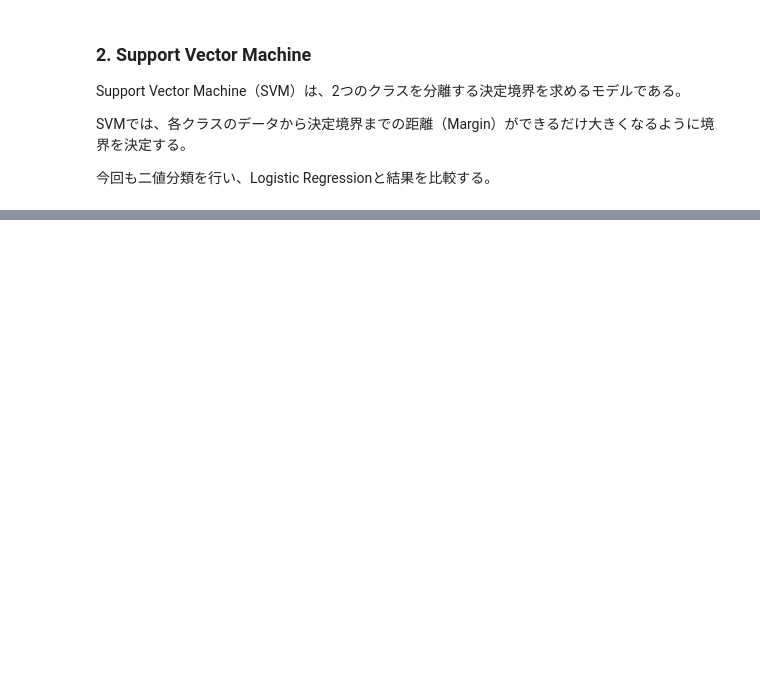
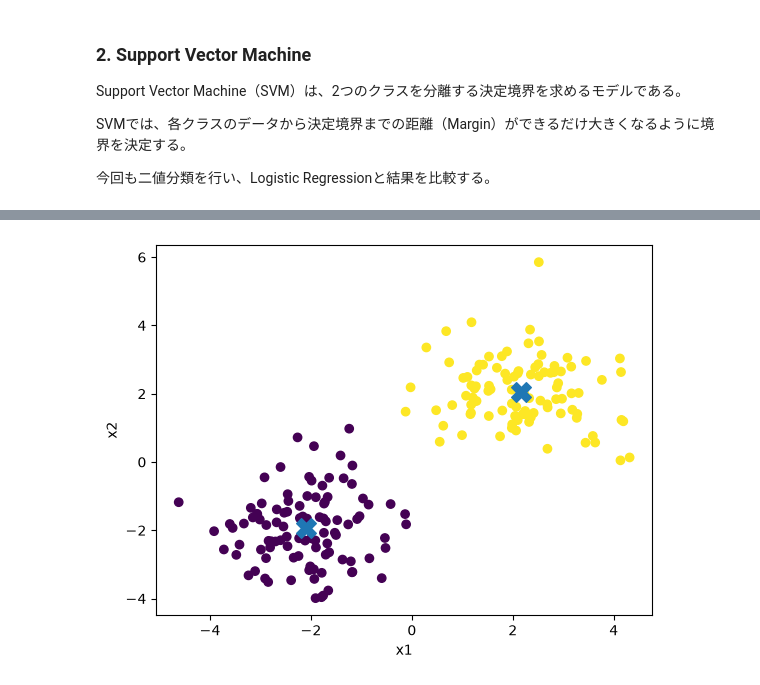
Before and after one commit to harutti3928-lab/my-project, a Jupyter notebook: Project_A/A3_scikit-learn/A3_ML_with_scikit-learn.ipynb, the cells around one changed output, grey strips where cells are left out. Saved outputs shown, nothing was run; the diff lists cells and outputs as text; code cells hidden in the pictures; blank space fills up the shorter version.

```diff
--- a/Project_A/A3_scikit-learn/A3_ML_with_scikit-learn.ipynb
+++ b/Project_A/A3_scikit-learn/A3_ML_with_scikit-learn.ipynb
@@ -136,0 +143,14 @@ plt.show()
+# %%
+from sklearn.cluster import KMeans
+
+kmeans = KMeans(
+    n_clusters=2,
+    random_state=42,
+    n_init="auto"
+)
+
+kmeans.fit(X)   # 正解ラベルyを使わない = 教師なし学習 (Unsupervised Learning)
+
+print(kmeans.labels_)
+
+print(kmeans.cluster_centers_)
@@ -136,0 +166,19 @@ plt.show()
+# %%
+plt.scatter(
+    X[:, 0],
+    X[:, 1],
+    c=kmeans.labels_
+)
+
+plt.scatter(
+    kmeans.cluster_centers_[:, 0],
+    kmeans.cluster_centers_[:, 1],
+    marker="X",
+    s=200
+)
+
+plt.xlabel("x1")
+plt.ylabel("x2")
+plt.show()
+# %% [output]
+[figure, added]
```
Also changed, not shown: parts of 13 cells of this notebook.
